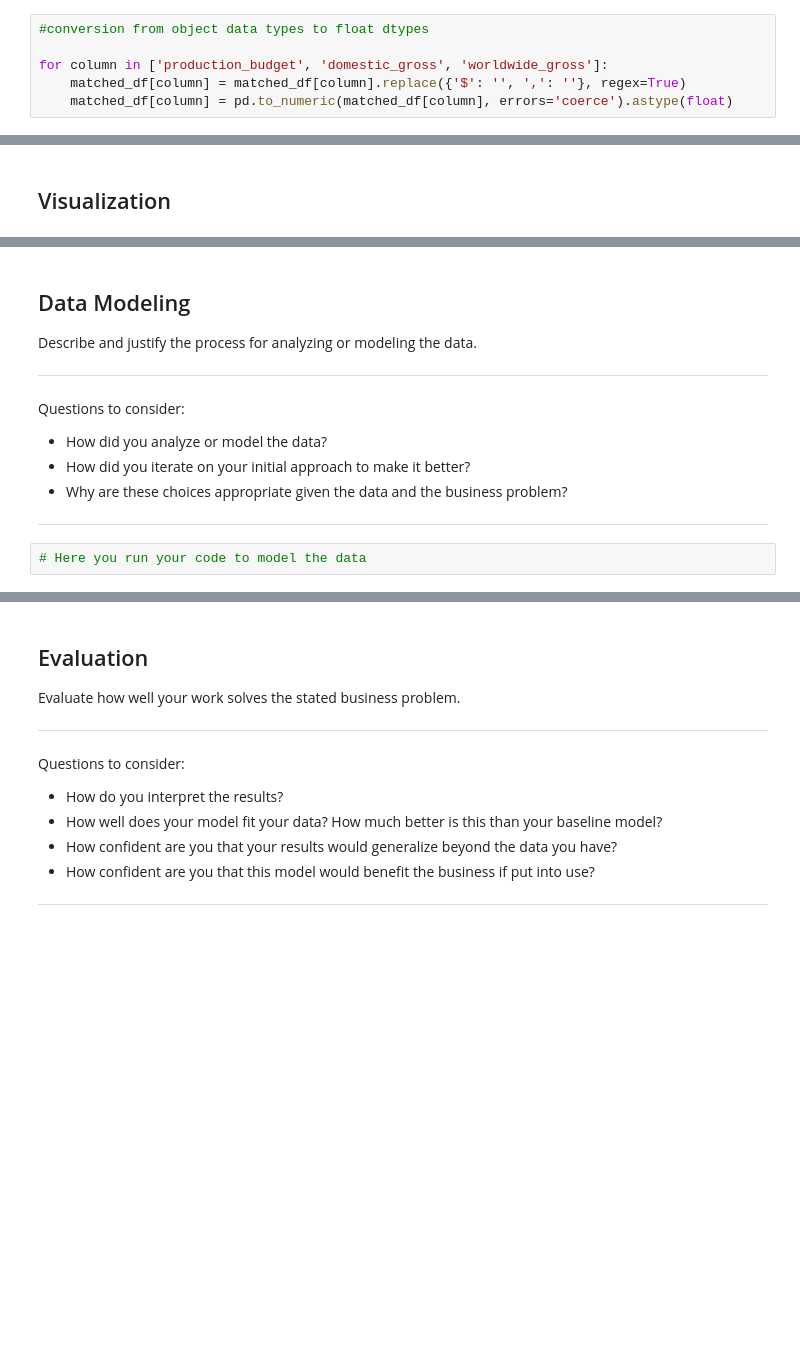
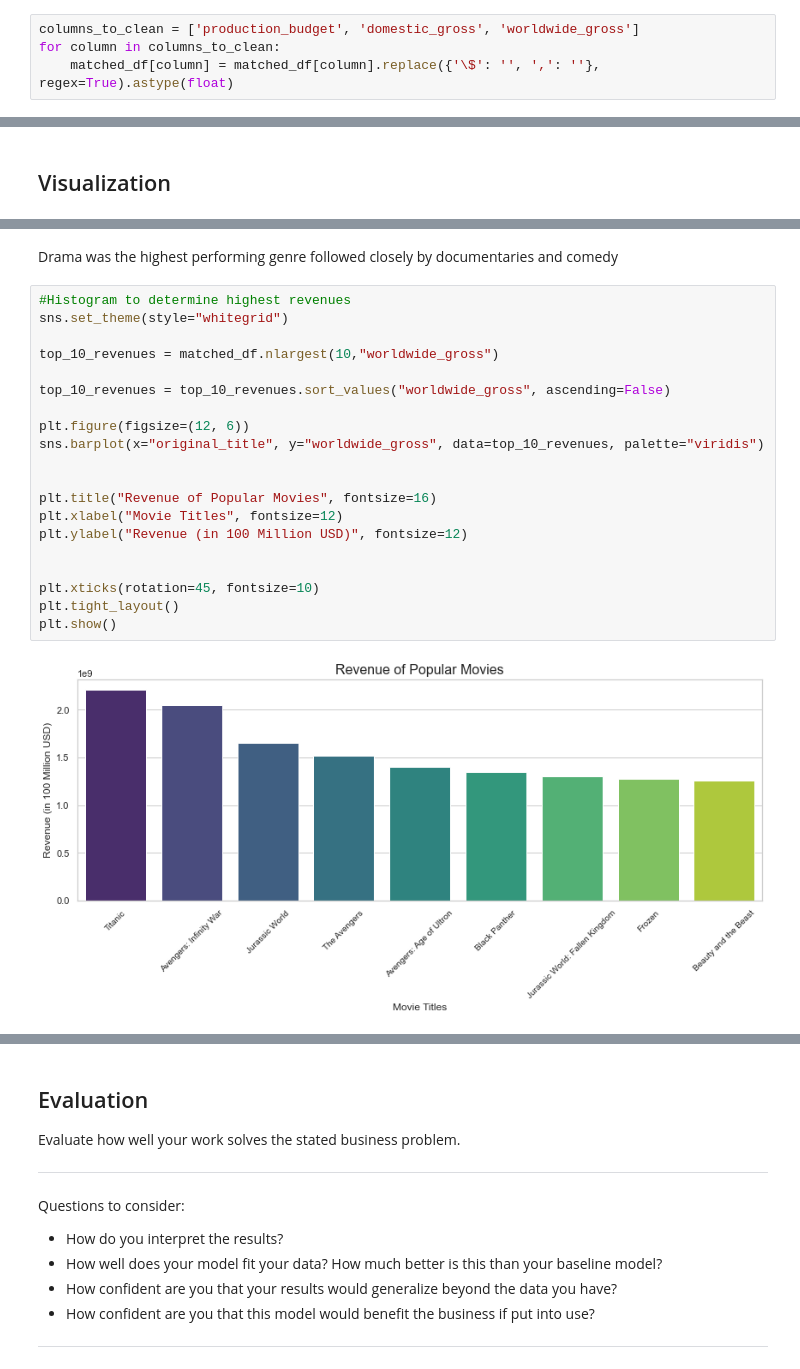
Before and after one commit to Kosilei-web/Phase_2_project_Group_5, a Jupyter notebook: index.ipynb, the cells around one changed output, grey strips where cells are left out. Saved outputs shown, nothing was run; the diff lists cells and outputs as text; blank space fills up the shorter version.

Commit message:
Added visualisations

```diff
--- a/index.ipynb
+++ b/index.ipynb
@@ -401,11 +446,9 @@ matched_df.describe()
 | 75% | 2016.000000 | 7.100000 | 8.458400e+04 | 76.000000 |
 | max | 2019.000000 | 9.300000 | 1.841066e+06 | 100.000000 |
 # %%
-#conversion from object data types to float dtypes
-
-for column in ['production_budget', 'domestic_gross', 'worldwide_gross']:
-    matched_df[column] = matched_df[column].replace({'$': '', ',': ''}, regex=True)
-    matched_df[column] = pd.to_numeric(matched_df[column], errors='coerce').astype(float)
+columns_to_clean = ['production_budget', 'domestic_gross', 'worldwide_gross']
+for column in columns_to_clean:
+    matched_df[column] = matched_df[column].replace({'\$': '', ',': ''}, regex=True).astype(float)
 # %%
 matched_df.dtypes
 # %% [output]
@@ -454,12 +507,24 @@ plt.show()
-# %% [markdown]
-## Data Modeling
-Describe and justify the process for analyzing or modeling the data.
-
-***
-Questions to consider:
-* How did you analyze or model the data?
-* How did you iterate on your initial approach to make it better?
-* Why are these choices appropriate given the data and the business problem?
-***
-# %%
-# Here you run your code to model the data
+# %% [markdown]
+Drama was the highest performing genre followed closely by documentaries and comedy
+# %%
+#Histogram to determine highest revenues
+sns.set_theme(style="whitegrid")
+
+top_10_revenues = matched_df.nlargest(10,"worldwide_gross")
+
+top_10_revenues = top_10_revenues.sort_values("worldwide_gross", ascending=False)
+
+plt.figure(figsize=(12, 6))
+sns.barplot(x="original_title", y="worldwide_gross", data=top_10_revenues, palette="viridis")
+
+
+plt.title("Revenue of Popular Movies", fontsize=16)
+plt.xlabel("Movie Titles", fontsize=12)
+plt.ylabel("Revenue (in 100 Million USD)", fontsize=12)
+
+
+plt.xticks(rotation=45, fontsize=10)
+plt.tight_layout()
+plt.show()
+# %% [output]
+[figure, added]
```
Also changed, not shown: parts of 21 cells of this notebook.
